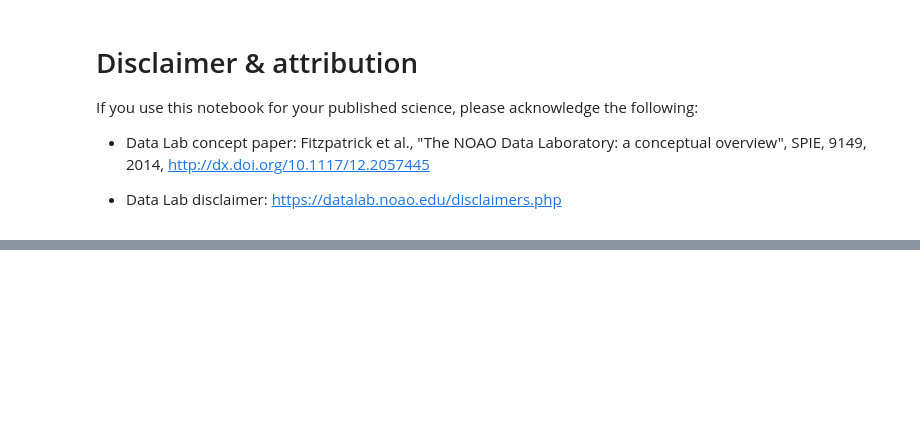
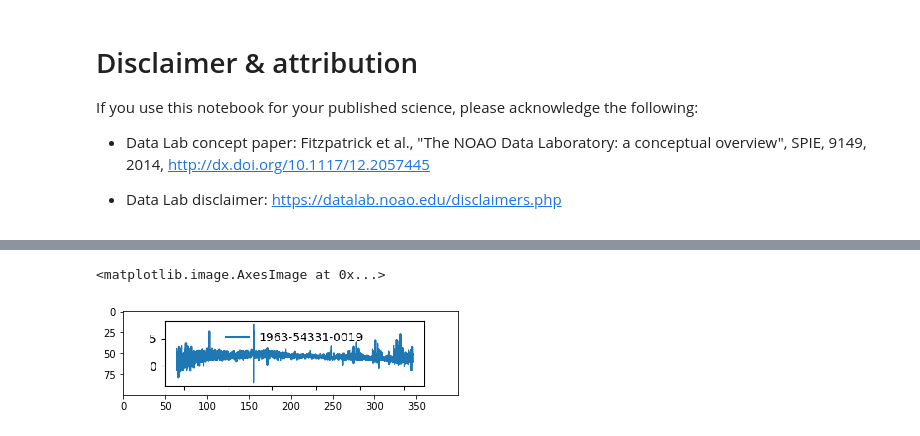
Before and after one commit to mjfitzpatrick/specserver, a Jupyter notebook: doc/SDSS_client_v2.ipynb, the cells around one changed output, grey strips where cells are left out. Drawn from its saved outputs; the diff is of its cells as text; code cells hidden in the pictures; blank space fills up the shorter version.

```diff
--- a/doc/SDSS_client_v2.ipynb
+++ b/doc/SDSS_client_v2.ipynb
@@ -296,0 +377,11 @@ plt.plot(x, np.sin(x)+np.cos(x), '+');
+# %%
+# Utility routine to print information about a spectrum object.
+def info(data):
+    try:
+        print(' Type: ' + str(type(data)))
+        print('  Len: ' + str(len(data)))
+        if isinstance(data,list) or isinstance(data,np.ndarray):
+            print ('Element Type: ' + str(type(data[0])))
+        print('Shape: ' + str(data.shape))
+    except Exception as e:
+        pass
@@ -296,0 +521,7 @@ plt.plot(x, np.sin(x)+np.cos(x), '+');
+# %%
+%%time
+
+preview_png = spec.preview(2210146812474530816)
+info(preview_png)
+plt.imshow(preview_png)
+# %% [output]
@@ -296,0 +531,2 @@ plt.plot(x, np.sin(x)+np.cos(x), '+');
+<matplotlib.image.AxesImage at 0x...>
+[figure, added]
```
Also changed, not shown: parts of 84 cells of this notebook, 4 other files.
